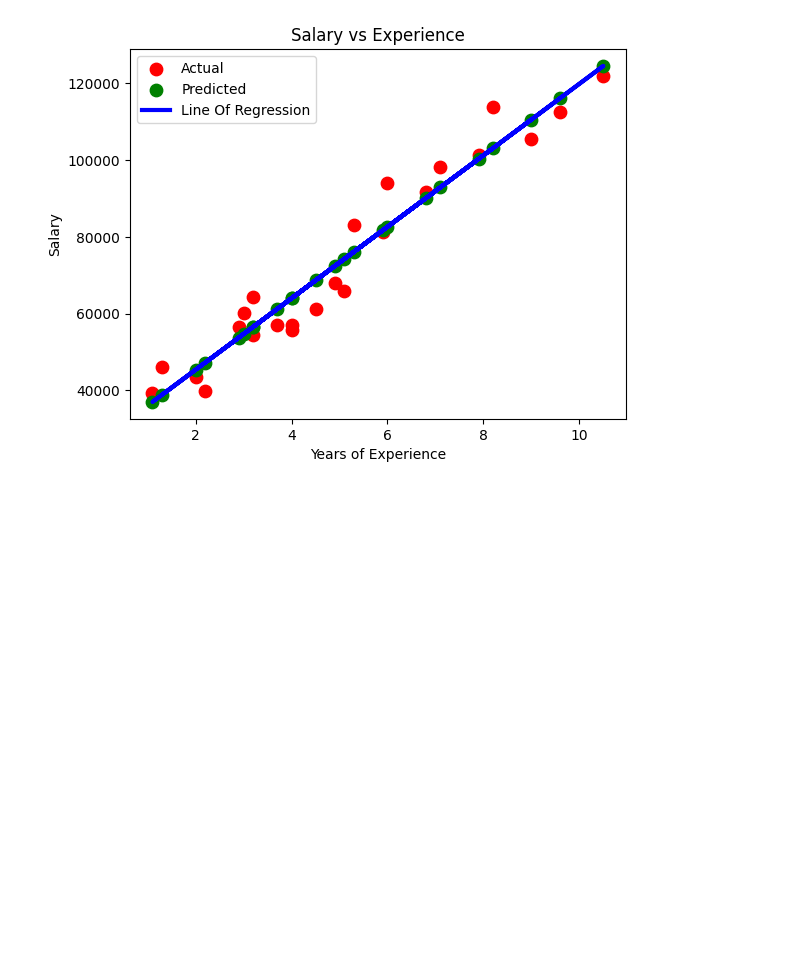
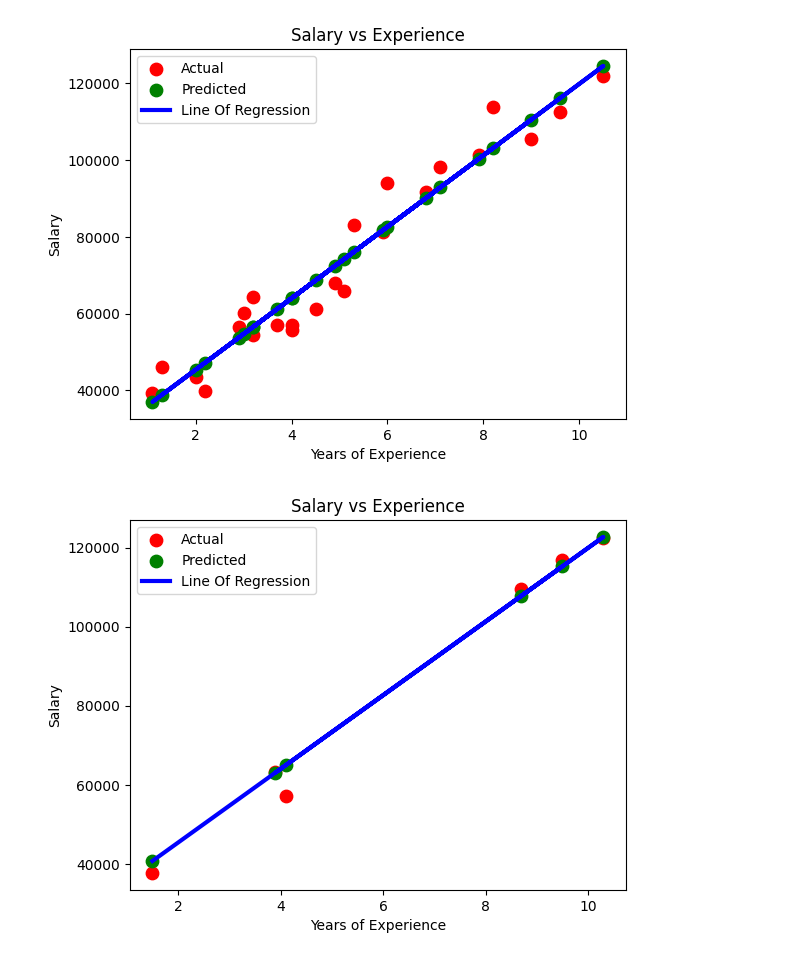
Before and after one commit to arssite/MachineLearning, a Jupyter notebook: LinearRegression_Practice.ipynb, the cells around one changed output. Drawn from its saved outputs; the diff is of its cells as text; code cells hidden in the pictures; blank space fills up the shorter version.

```diff
--- a/LinearRegression_Practice.ipynb
+++ b/LinearRegression_Practice.ipynb
@@ -187,3 +187,15 @@ plt.legend()
 plt.show()
 # %% [output]
 [figure]
+# %%
+import matplotlib.pyplot as plt
+plt.scatter(x_test,y_test,color='red',label='Actual',s=80)
+plt.scatter(x_test,model.predict(x_test),color='green',label='Predicted',s=80)
+plt.plot(x_test,model.predict(x_test),color='blue',lw=3,label="Line Of Regression")
+plt.title('Salary vs Experience')
+plt.xlabel('Years of Experience')
+plt.ylabel('Salary')
+plt.legend()
+plt.show()
+# %% [output]
+[figure, added]
```
